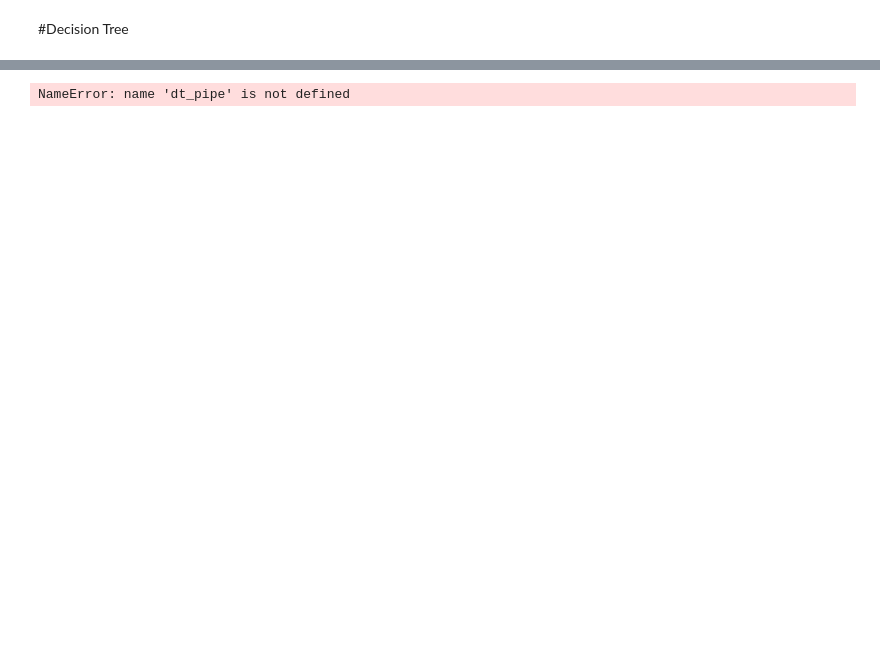
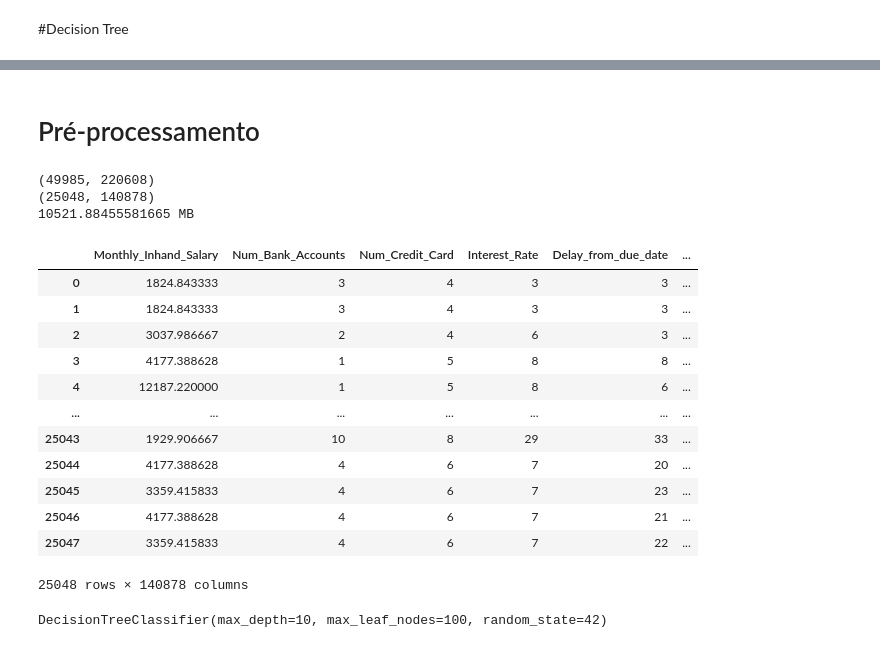
Before and after one commit to friozi/10DTS, a Jupyter notebook: ML_Trabalho final DecisionTree.ipynb, the cells around one changed output, grey strips where cells are left out. Cells and saved outputs as stored; diff of their text form; code cells hidden in the pictures; blank space fills up the shorter version.

```diff
--- a/ML_Trabalho final DecisionTree.ipynb
+++ b/ML_Trabalho final DecisionTree.ipynb
@@ -23,0 +13,4 @@ y = train[TARGET]
+# %%
+# Carregar os dados
+train_df = pd.read_csv('train.csv', skiprows=lambda i: i > 0 and random.random() > 0.5)
+test_df = pd.read_csv('test.csv', skiprows=lambda i: i > 0 and random.random() > 0.5)
@@ -23,0 +56,42 @@ y = train[TARGET]
+# %% [markdown]
+# Pré-processamento
+# %%
+# Preenchendo valores ausentes com a média
+train_df.fillna(train_df.mean(numeric_only=True), inplace=True)
+test_df.fillna(test_df.mean(numeric_only=True), inplace=True)
+
+# Identificando variáveis categóricas corretamente
+categorical_features = train_df.select_dtypes(include=['object']).columns
+# %%
+
+# Garantindo que a variável alvo não esteja incluída
+categorical_features = [col for col in categorical_features if col != 'Credit_Score']
+
+# Codificação das variáveis categóricas
+train_df = pd.get_dummies(train_df, columns=categorical_features, drop_first=True, dtype='uint8')
+test_df = pd.get_dummies(test_df, columns=categorical_features, drop_first=True, dtype='uint8')
+
+print(train_df.shape)
+print(test_df.shape)
+print(train_df.memory_usage(deep=True).sum() / (1024 ** 2), "MB")
+
+
+# Alinhando colunas do conjunto de teste com o conjunto de treino
+test_df
+# %% [output]
+(49985, 220608)
+(25048, 140878)
+10521.88455581665 MB
+|  | Monthly_Inhand_Salary | Num_Bank_Accounts | Num_Credit_Card | Interest_Rate | Delay_from_due_date | ... |
+| 0 | 1824.843333 | 3 | 4 | 3 | 3 | ... |
+| 1 | 1824.843333 | 3 | 4 | 3 | 3 | ... |
+| 2 | 3037.986667 | 2 | 4 | 6 | 3 | ... |
+| 3 | 4177.388628 | 1 | 5 | 8 | 8 | ... |
+| 4 | 12187.220000 | 1 | 5 | 8 | 6 | ... |
+| ... | ... | ... | ... | ... | ... | ... |
+| 25043 | 1929.906667 | 10 | 8 | 29 | 33 | ... |
+| 25044 | 4177.388628 | 4 | 6 | 7 | 20 | ... |
+| 25045 | 3359.415833 | 4 | 6 | 7 | 23 | ... |
+| 25046 | 4177.388628 | 4 | 6 | 7 | 21 | ... |
+| 25047 | 3359.415833 | 4 | 6 | 7 | 22 | ... |
+25048 rows × 140878 columns
@@ -61,5 +112,0 @@ dt_pipe = Pipeline([
-# %%
-# 9. Treinamento
-dt_pipe.fit(X_train, y_train)
-# %% [output]
-NameError: name 'dt_pipe' is not defined
@@ -85,0 +113,6 @@ print("\nArquivo dt_predictions.csv gerado com sucesso!")
+# %%
+# Treinamento do modelo
+model = DecisionTreeClassifier(max_depth=10, max_leaf_nodes=100, random_state=42)
+model.fit(X_train, y_train)
+# %% [output]
+DecisionTreeClassifier(max_depth=10, max_leaf_nodes=100, random_state=42)
```
Also changed, not shown: parts of 14 cells of this notebook, 1 other file.
